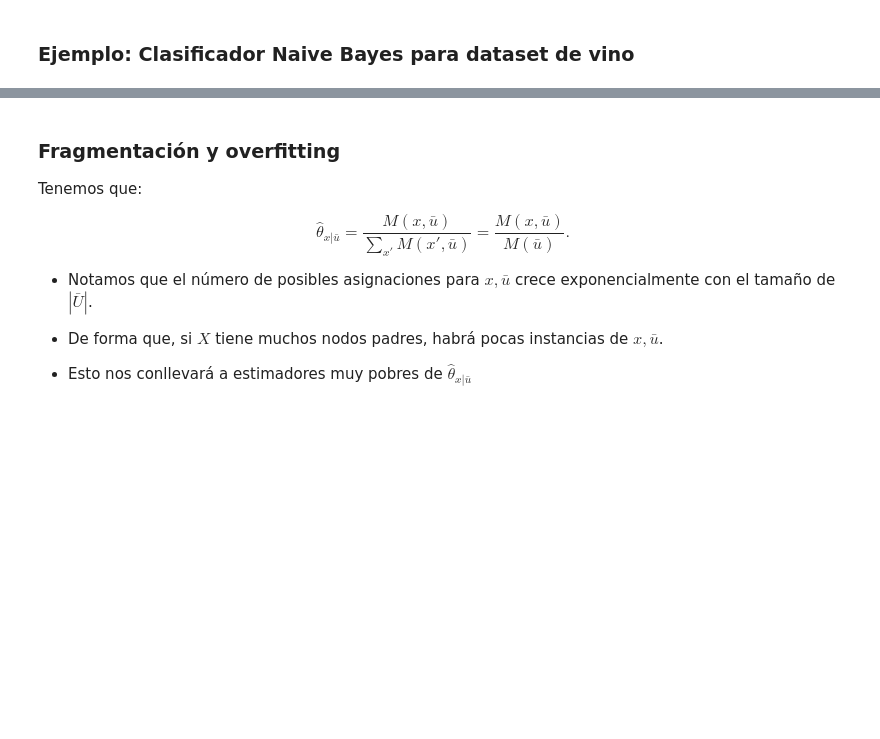
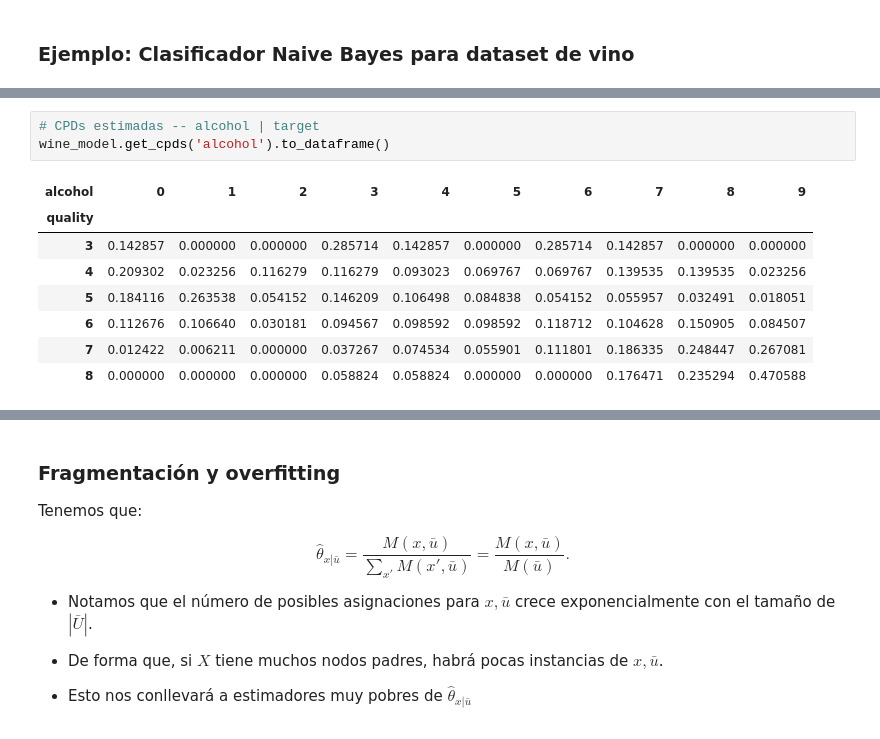
Before and after one commit to esjimenezro/mgp2026, a Jupyter notebook: m2-redes-bayesianas/c8-aprendizaje-redes-bayesianas/1-estimacion-parametros-rb.ipynb, the cells around one changed output, grey strips where cells are left out. Cells and saved outputs as stored; diff of their text form; blank space fills up the shorter version.

```diff
--- a/m2-redes-bayesianas/c8-aprendizaje-redes-bayesianas/1-estimacion-parametros-rb.ipynb
+++ b/m2-redes-bayesianas/c8-aprendizaje-redes-bayesianas/1-estimacion-parametros-rb.ipynb
@@ -188,0 +258,12 @@ model_plot.render()
+# %%
+# CPDs estimadas -- alcohol | target
+wine_model.get_cpds('alcohol').to_dataframe()
+# %% [output]
+| alcohol | 0 | 1 | 2 | 3 | 4 | 5 | 6 | 7 | 8 | 9 |
+| quality |  |  |  |  |  |  |  |  |  |  |
+| 3 | 0.142857 | 0.000000 | 0.000000 | 0.285714 | 0.142857 | 0.000000 | 0.285714 | 0.142857 | 0.000000 | 0.000000 |
+| 4 | 0.209302 | 0.023256 | 0.116279 | 0.116279 | 0.093023 | 0.069767 | 0.069767 | 0.139535 | 0.139535 | 0.023256 |
+| 5 | 0.184116 | 0.263538 | 0.054152 | 0.146209 | 0.106498 | 0.084838 | 0.054152 | 0.055957 | 0.032491 | 0.018051 |
+| 6 | 0.112676 | 0.106640 | 0.030181 | 0.094567 | 0.098592 | 0.098592 | 0.118712 | 0.104628 | 0.150905 | 0.084507 |
+| 7 | 0.012422 | 0.006211 | 0.000000 | 0.037267 | 0.074534 | 0.055901 | 0.111801 | 0.186335 | 0.248447 | 0.267081 |
+| 8 | 0.000000 | 0.000000 | 0.000000 | 0.058824 | 0.058824 | 0.000000 | 0.000000 | 0.176471 | 0.235294 | 0.470588 |
```
Also changed, not shown: parts of 36 cells of this notebook, 5 other files.
